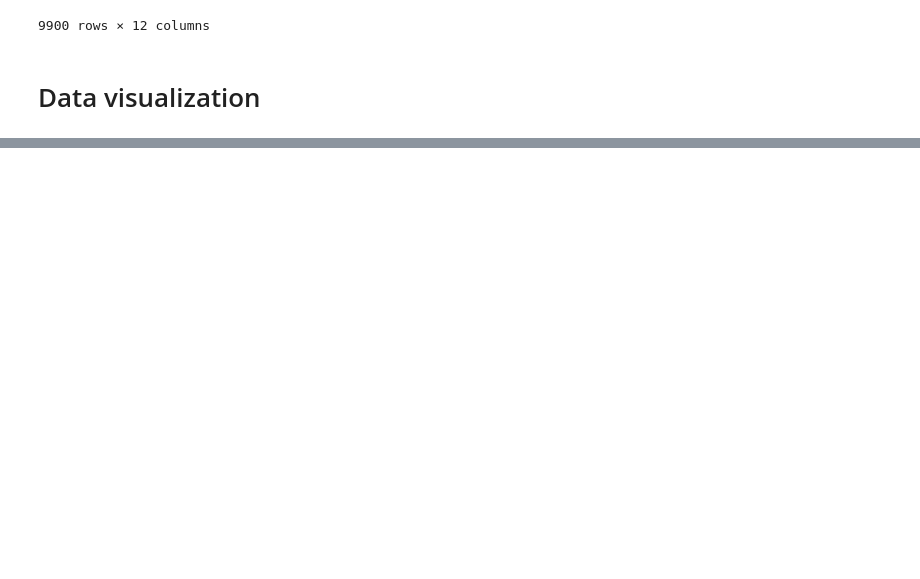
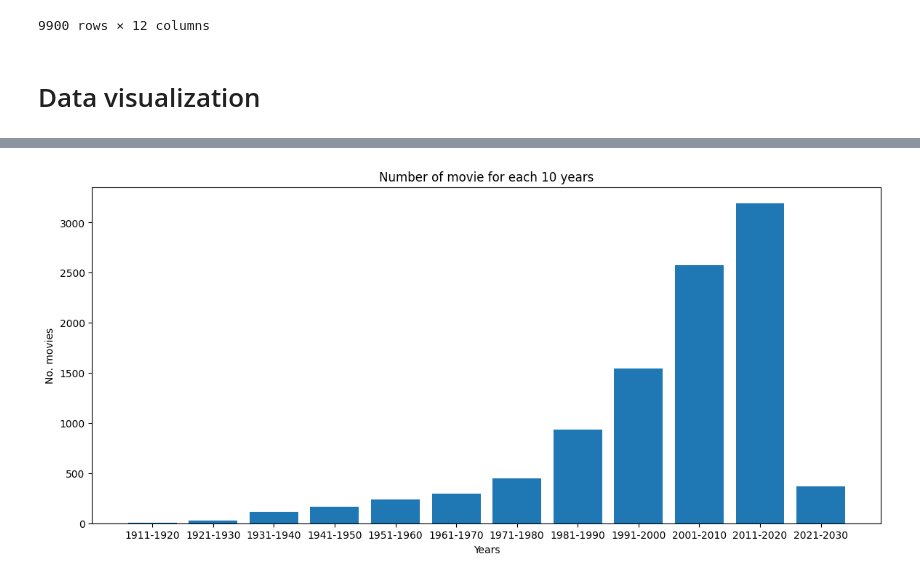
Before and after one commit to Rtypus/Movie-Recommendation, a Jupyter notebook: data_preparation.ipynb, the cells around one changed output, grey strips where cells are left out. Saved outputs shown, nothing was run; the diff lists cells and outputs as text; code cells hidden in the pictures; blank space fills up the shorter version.

```diff
--- a/data_preparation.ipynb
+++ b/data_preparation.ipynb
@@ -19,7 +24,7 @@ df
 | 9899 | 9899 | Müjde | (2022) | 1.1 | \n48 min\n|\n\nDrama \n | \nAfter losing her home and all t... | \nVotes:\n9,698\n | NaN | ... |
 9900 rows × 10 columns
 # %%
-df['year']=df.year.str[1:-1]
+df['year']=df['year'].str.extract('(\d+)').astype(int)
 df['year']
 # %% [output]
 0       1994
@@ -147,0 +167,11 @@ test
+# %%
+j=np.arange(1910,2040, 10)
+criteria=[]
+label=[]
+for i in range(12):
+    criteria.append(df['year'].between(j[i]+1, j[i+1]))
+    label.append(str(j[i]+1)+'-'+ str(j[i+1]))
+values = range(len(criteria))
+
+df['range'] = np.select(criteria, values, 0)
+df['range']
@@ -147,0 +206,11 @@ test
+# %%
+fig = plt.figure(figsize =(14, 6))
+
+plt.bar(label,df['range'].value_counts().sort_index())
+
+plt.xlabel("Years")
+plt.ylabel("No. movies")
+plt.title("Number of movie for each 10 years")
+plt.show()
+# %% [output]
+[figure, added]
```
Also changed, not shown: parts of 15 cells of this notebook.
